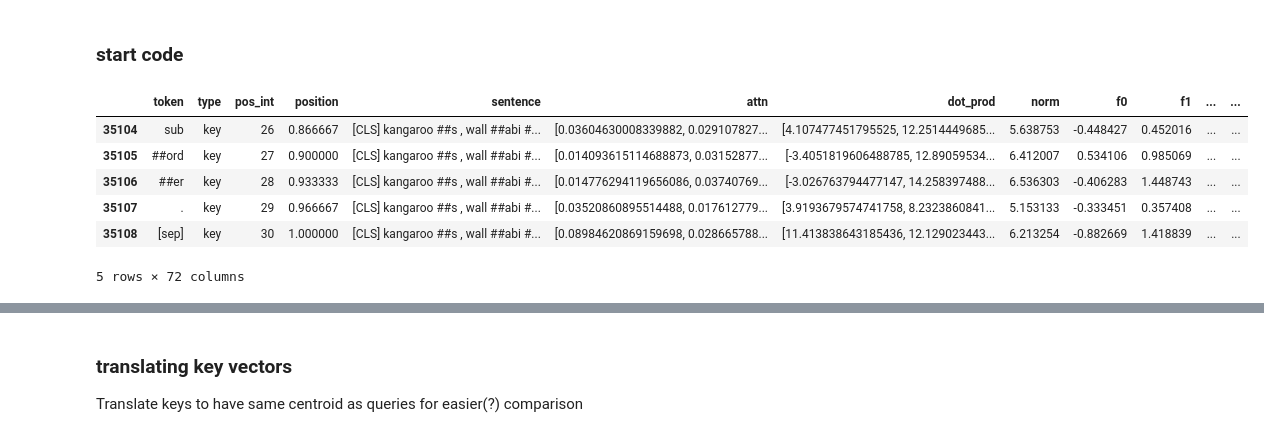
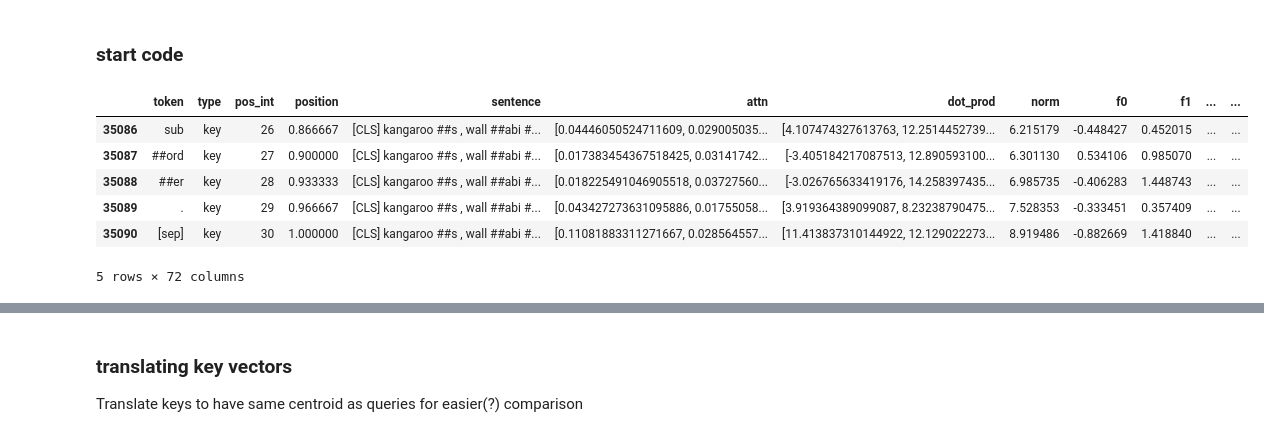
Before and after one commit to catherinesyeh/attention-exploration, a Jupyter notebook: attention.ipynb, the cells around one changed output, grey strips where cells are left out. Saved outputs shown, nothing was run; the diff lists cells and outputs as text; code cells hidden in the pictures.

```diff
--- a/attention.ipynb
+++ b/attention.ipynb
@@ -101,0 +147,30 @@ torch.Size([1, 6, 768])
+# %%
+# translate queries/keys
+
+new_queries = []
+new_keys = []
+for layer in range(12):
+    qw = get_weights(query_weights, layer)
+    kw = get_weights(key_weights, layer)
+
+    layer_q = []
+    layer_k = []
+    for head in range(12):
+        residuals = get_residual(layer, head, all_embeddings)
+        head_q = []
+        head_k = []
+
+        for i in range(5021):
+            resid = residuals[i]
+            pos = pos_embeddings[i]
+
+            new_q = (resid - pos) @ qw
+            new_k = (resid - pos) @ kw
+
+            head_q.append(new_q)
+            head_k.append(new_k)
+
+        layer_q.append(head_q)
+        layer_k.append(head_k)
+    new_queries.append(layer_q)
+    new_keys.append(layer_k)
@@ -1503,41 +1606,45 @@ def make_df(layer, head):
     # extract q/k vectors
     queries = attn_dict['queries']
     keys = attn_dict['keys']
+    # queries = new_queries
+    # keys = new_keys
     vec_size = len(queries[layer][head][0])
 
     # norms
     norms_q = []
     norms_k = []
     for i in range(len(queries[layer][head])):
         q = queries[layer][head][i]
-        k = queries[layer][head][i]
+        k = keys[layer][head][i]
         norms_q.append(np.linalg.norm(q))
         norms_k.append(np.linalg.norm(k))
     df["norm"] = norms_q + norms_k
+
+    # df = pd.concat([df.iloc[:5021], df.iloc[30070:30070+5021]]) # only get first X keys + queries
 
     for i in range(vec_size): # store q/k vector values
         qs = [queries[layer][head][j][i] for j in range(num_tokens)]
         ks = [keys[layer][head][j][i] for j in range(num_tokens)]
         df["f" + str(i)] = qs + ks # add to dataframe
 
     # comment out line below if want all 60k data points
-    # df = pd.concat([df.iloc[:5021], df.iloc[30070:30070+5021]]) # only get first X keys + queries
-    df = pd.concat([df.iloc[:5024], df.iloc[30085:30085+5024]]) # only get first X keys + queries
+    df = pd.concat([df.iloc[:5021], df.iloc[30070:30070+5021]]) # only get first X keys + queries
+    # df = pd.concat([df.iloc[:5024], df.iloc[30085:30085+5024]]) # only get first X keys + queries
     # print(len(df))
     # df_lab = df.iloc[:, :8].copy() # get label cols only
     df.to_csv('test.tsv', sep="\t", index=False)
     # df_lab.to_csv('layer' + str(layer) + '/labels' + str(head) + '.tsv', sep="\t", index=False) # save labels to file
 
     return df
 
 # testing
 df = make_df(0, 0)
 df.tail()
 # %% [output]
 |  | token | type | pos_int | position | sentence | attn | dot_prod | norm | f0 | f1 | ... | ... |
-| 35104 | sub | key | 26 | 0.866667 | [CLS] kangaroo ##s , wall ##abi #... | [0.03604630008339882, 0.029107827... | [4.107477451795525, 12.2514449685... | 5.638753 | -0.448427 | 0.452016 | ... | ... |
-| 35105 | ##ord | key | 27 | 0.900000 | [CLS] kangaroo ##s , wall ##abi #... | [0.014093615114688873, 0.03152877... | [-3.4051819606488785, 12.89059534... | 6.412007 | 0.534106 | 0.985069 | ... | ... |
-| 35106 | ##er | key | 28 | 0.933333 | [CLS] kangaroo ##s , wall ##abi #... | [0.014776294119656086, 0.03740769... | [-3.026763794477147, 14.258397488... | 6.536303 | -0.406283 | 1.448743 | ... | ... |
-| 35107 | . | key | 29 | 0.966667 | [CLS] kangaroo ##s , wall ##abi #... | [0.03520860895514488, 0.017612779... | [3.9193679574741758, 8.2323860841... | 5.153133 | -0.333451 | 0.357408 | ... | ... |
-| 35108 | [sep] | key | 30 | 1.000000 | [CLS] kangaroo ##s , wall ##abi #... | [0.08984620869159698, 0.028665788... | [11.413838643185436, 12.129023443... | 6.213254 | -0.882669 | 1.418839 | ... | ... |
+| 35086 | sub | key | 26 | 0.866667 | [CLS] kangaroo ##s , wall ##abi #... | [0.04446050524711609, 0.029005035... | [4.107474327613763, 12.2514452739... | 6.215179 | -0.448427 | 0.452015 | ... | ... |
+| 35087 | ##ord | key | 27 | 0.900000 | [CLS] kangaroo ##s , wall ##abi #... | [0.017383454367518425, 0.03141742... | [-3.405184217087513, 12.890593100... | 6.301130 | 0.534106 | 0.985070 | ... | ... |
+| 35088 | ##er | key | 28 | 0.933333 | [CLS] kangaroo ##s , wall ##abi #... | [0.018225491046905518, 0.03727560... | [-3.026765633419176, 14.258397435... | 6.985735 | -0.406283 | 1.448743 | ... | ... |
+| 35089 | . | key | 29 | 0.966667 | [CLS] kangaroo ##s , wall ##abi #... | [0.043427273631095886, 0.01755058... | [3.919364389099087, 8.23238790475... | 7.528353 | -0.333451 | 0.357409 | ... | ... |
+| 35090 | [sep] | key | 30 | 1.000000 | [CLS] kangaroo ##s , wall ##abi #... | [0.11081883311271667, 0.028564557... | [11.413837310144922, 12.129022273... | 8.919486 | -0.882669 | 1.418840 | ... | ... |
 5 rows × 72 columns
```
Also changed, not shown: parts of 15 cells of this notebook.
